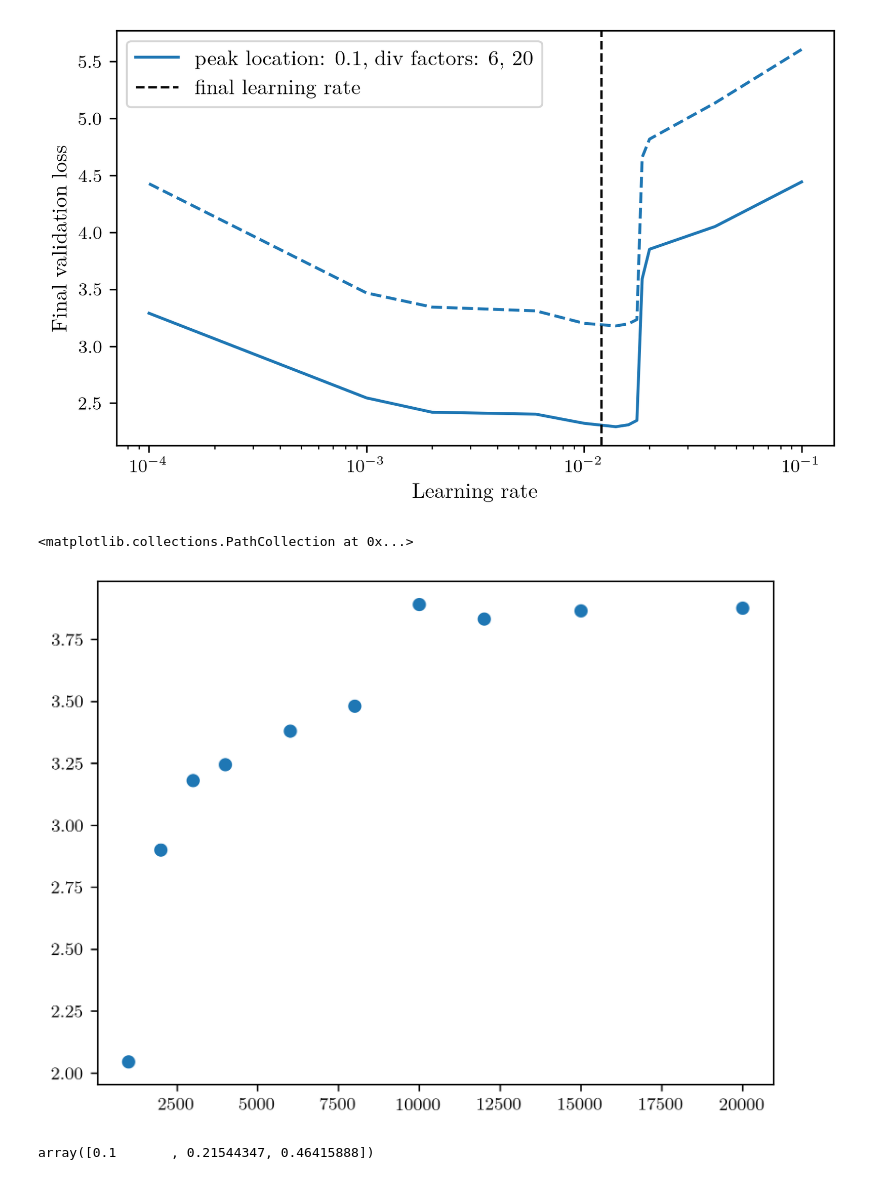
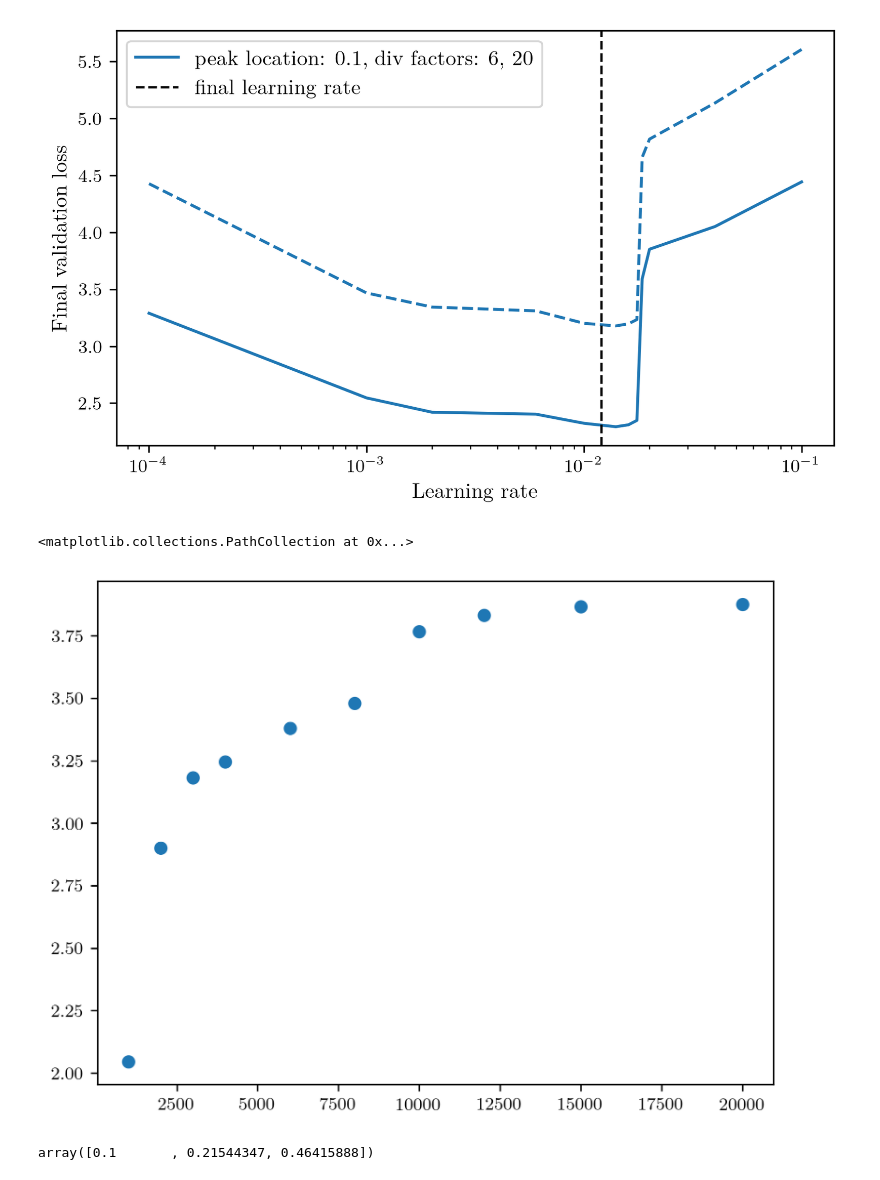
Before and after one commit to samasutherland/little-language-models, a Jupyter notebook: notebooks/explore_learning_rates.ipynb, the cells around one changed output. Saved outputs shown, nothing was run; the diff lists cells and outputs as text; code cells hidden in the pictures.

```diff
--- a/notebooks/explore_learning_rates.ipynb
+++ b/notebooks/explore_learning_rates.ipynb
@@ -166,12 +166,13 @@ plt.savefig("figures/learning_rate_sweeps_lr_selected.png")
 [figure]
 # %%
 vocab_sizes = [8000, 6000, 4000, 2000, 3000, 1000, 15000, 20000, 10000, 12000]
-val_losses = [3.480623483657837, 3.3805124759674072, 3.2450544834136963, 2.9004878997802734, 3.181204319000244, 2.046058177947998, 3.8661134243011475, 3.8762733936309814, 3.8920931816101074, 3.832890510559082]
+val_losses = [3.480623483657837, 3.3805124759674072, 3.2450544834136963, 2.9004878997802734, 3.181204319000244, 2.046058177947998, 3.8661134243011475, 3.8762733936309814, 3.76596999, 3.832890510559082]
 # %%
+plt
 plt.scatter(vocab_sizes, val_losses)
 # %% [output]
 <matplotlib.collections.PathCollection at 0x...>
-[figure, old version]
+[figure, new version]
 # %%
 import numpy as np
 np.logspace(-1, 0, 4)[:3]
```
Also changed, not shown: parts of 2 cells of this notebook, 7 other files.
